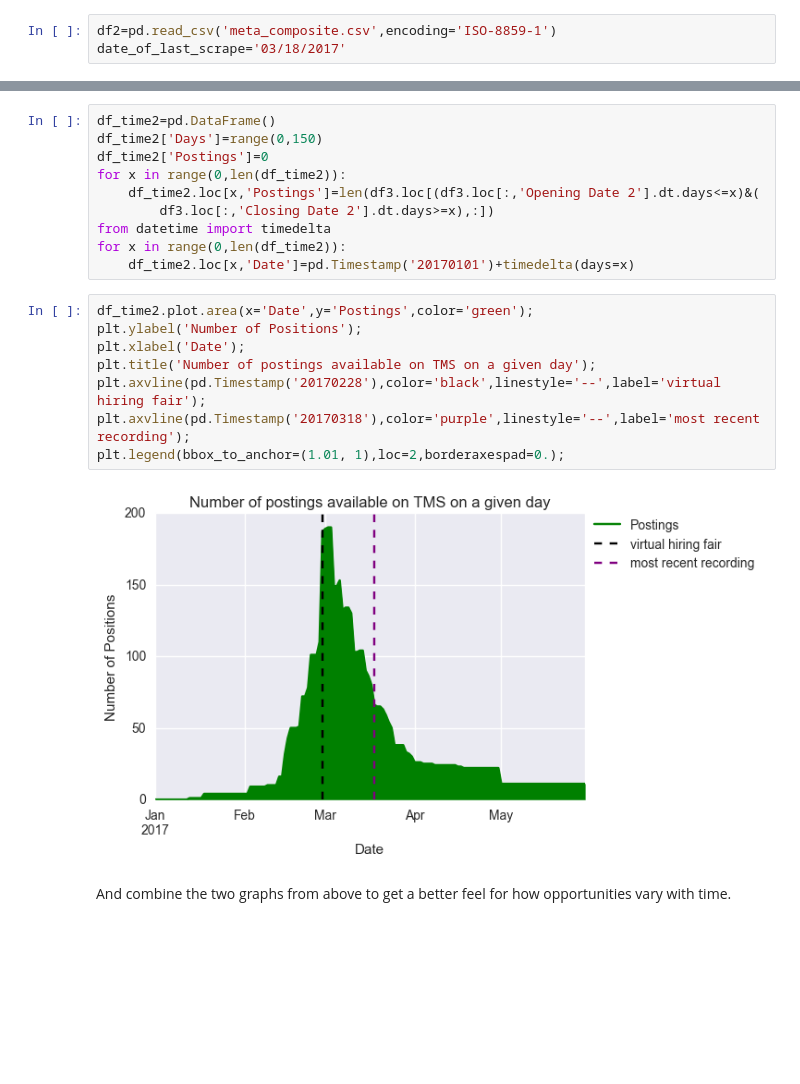
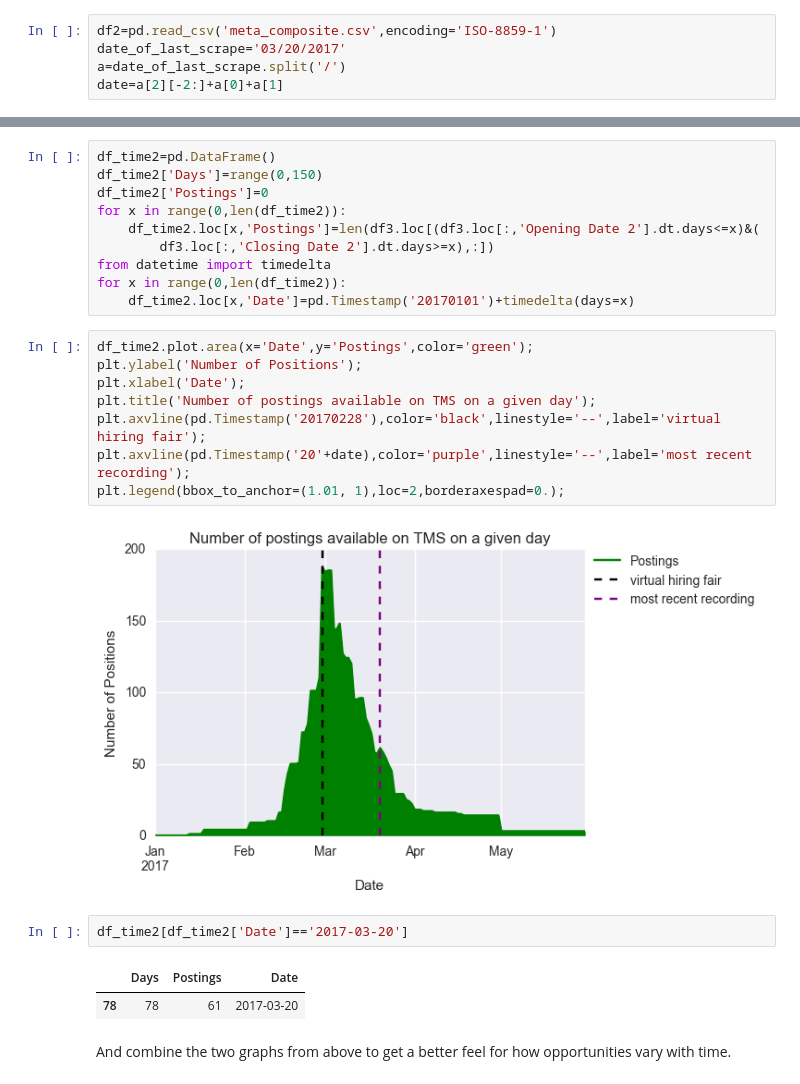
Before and after one commit to keklarup/PMF, a Jupyter notebook: Combined_Analysis_GitHub.ipynb, the cells around one changed output, grey strips where cells are left out. Saved outputs shown, nothing was run; the diff lists cells and outputs as text; blank space fills up the shorter version.

```diff
--- a/Combined_Analysis_GitHub.ipynb
+++ b/Combined_Analysis_GitHub.ipynb
@@ -13,4 +14,6 @@ from datetime import timedelta #for accurate plotting of dates%matplotlib inline
 Opening csv file into a pandas dataframe, labeled df2 for historical reasons
 # %%
 df2=pd.read_csv('meta_composite.csv',encoding='ISO-8859-1')
-date_of_last_scrape='03/18/2017'
+date_of_last_scrape='03/20/2017'
+a=date_of_last_scrape.split('/')
+date=a[2][-2:]+a[0]+a[1]
@@ -287,13 +301,18 @@ for x in range(0,len(df_time2)):
 # %%
 df_time2.plot.area(x='Date',y='Postings',color='green');
 plt.ylabel('Number of Positions');
 plt.xlabel('Date');
 plt.title('Number of postings available on TMS on a given day');
 plt.axvline(pd.Timestamp('20170228'),color='black',linestyle='--',label='virtual hiring fair');
-plt.axvline(pd.Timestamp('20170318'),color='purple',linestyle='--',label='most recent recording');
+plt.axvline(pd.Timestamp('20'+date),color='purple',linestyle='--',label='most recent recording');
 plt.legend(bbox_to_anchor=(1.01, 1),loc=2,borderaxespad=0.);
 # %% [output]
-[figure, old version]
+[figure, new version]
+# %%
+df_time2[df_time2['Date']=='2017-03-20']
+# %% [output]
+|  | Days | Postings | Date |
+| 78 | 78 | 61 | 2017-03-20 |
 # %% [markdown]
 And combine the two graphs from above to get a better feel for how opportunities vary with time.
 # %%
```
Also changed, not shown: parts of 25 cells of this notebook.
